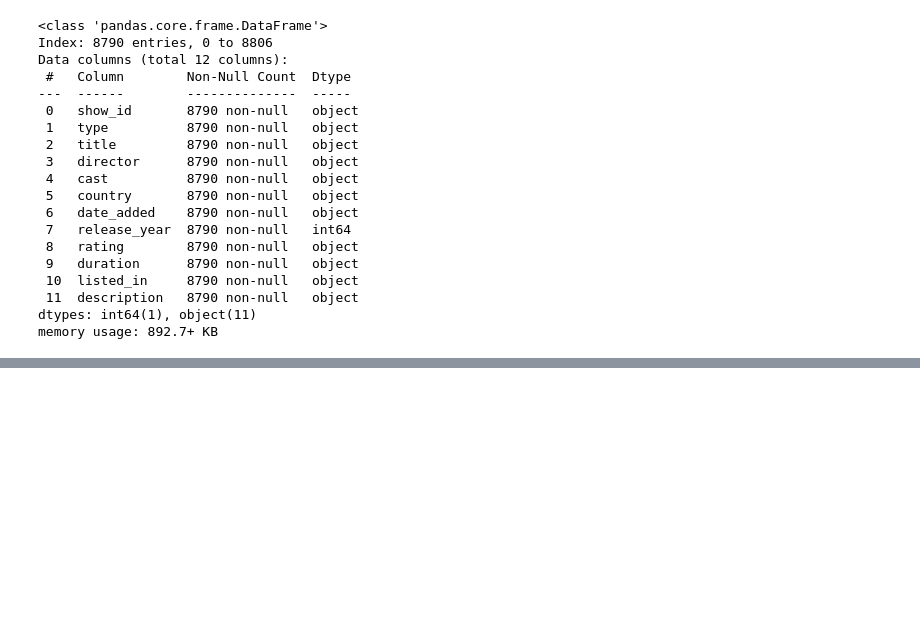
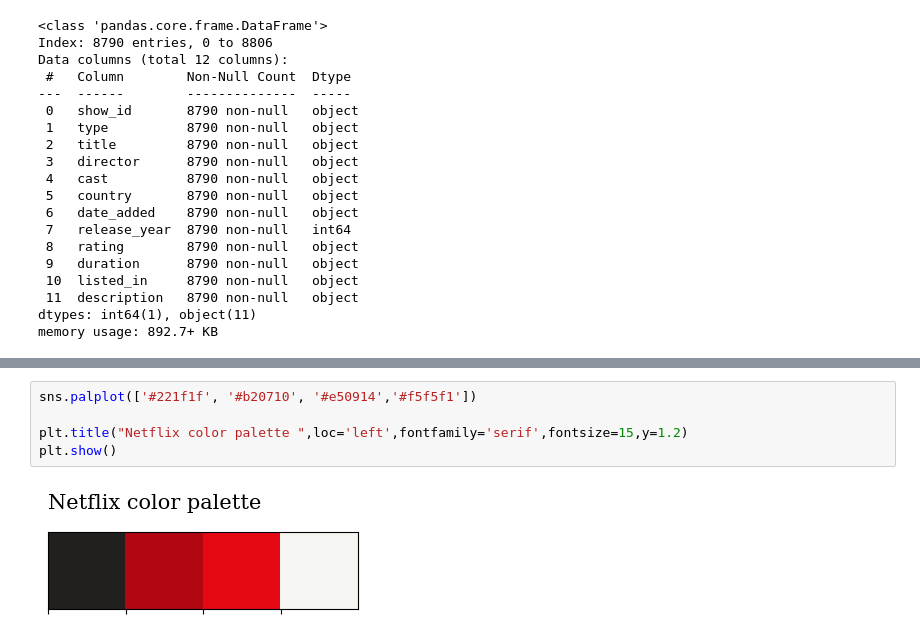
Before and after one commit to aslesha96/663-Data-analytics-applications, a Jupyter notebook: Netflix_Data_Visualization.ipynb, the cells around one changed output, grey strips where cells are left out. Drawn from its saved outputs; the diff is of its cells as text; blank space fills up the shorter version.

```diff
--- a/Netflix_Data_Visualization.ipynb
+++ b/Netflix_Data_Visualization.ipynb
@@ -114,3 +119,10 @@ df.head(5)
 | 2 | s3 | TV Show | Ganglands | Julien Leclercq | Sami Bouajila, Tracy Gotoas, Samu... | United States | 2021-09-24 | 2021 | TV-MA | 1 Season | ... |
 | 3 | s4 | TV Show | Jailbirds New Orleans | No Data | No Data | United States | 2021-09-24 | 2021 | TV-MA | 1 Season | ... |
 | 4 | s5 | TV Show | Kota Factory | No Data | Mayur More, Jitendra Kumar, Ranja... | India | 2021-09-24 | 2021 | TV-MA | 2 Seasons | ... |
+# %%
+sns.palplot(['#221f1f', '#b20710', '#e50914','#f5f5f1'])
+
+plt.title("Netflix color palette ",loc='left',fontfamily='serif',fontsize=15,y=1.2)
+plt.show()
+# %% [output]
+[figure, added]
```
Also changed, not shown: parts of 20 cells of this notebook.
